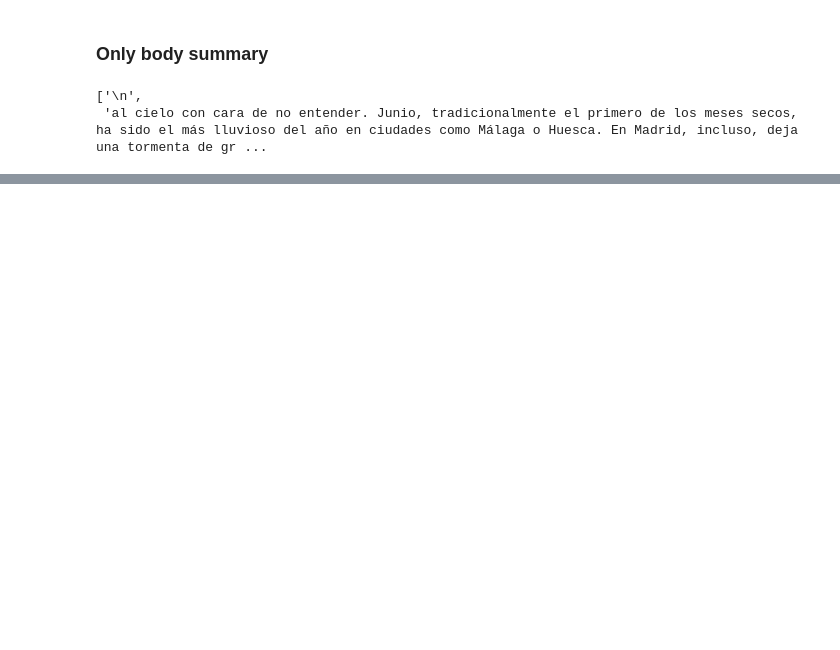
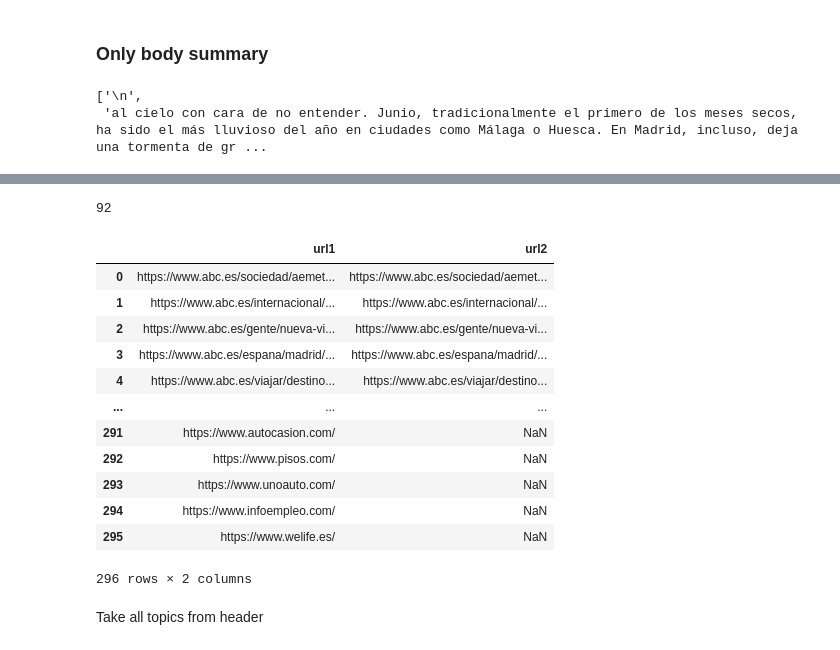
Before and after one commit to Marlup/Expected-news, a Jupyter notebook: test notebooks/Extraction from webscrapping/Unit tests.ipynb, the cells around one changed output, grey strips where cells are left out. Saved outputs shown, nothing was run; the diff lists cells and outputs as text; code cells hidden in the pictures; blank space fills up the shorter version.

```diff
--- a/test notebooks/Extraction from webscrapping/Unit tests.ipynb
+++ b/test notebooks/Extraction from webscrapping/Unit tests.ipynb
@@ -416,0 +1132,4 @@ message_content2
+# %%
+x = {"a": 1, "b": 2, "c": 3}
+x.update({"a": 222, "d": 117, "c": 4})
+x
@@ -416,0 +1239,11 @@ message_content2
+# %%
+headers = {
+    "User-Agent": "Mozilla/5.0 (Windows NT 10.0; Win64; x64) AppleWebKit/537.36 (KHTML, like Gecko) Chrome/113.0.0.0 Safari/537.36"
+}
+url = "https://www.lavanguardia.com/magazine"
+url = "https://www.abc.es/economia"
+response = requests.get(url, headers=headers)
+
+parsed_hmtl = BeautifulSoup(response.content, "html.parser")
+node1_a_tags = parsed_hmtl.find_all("a", href=re.compile("/+"))
+node1_links = [x.attrs["href"] for x in node1_a_tags]
@@ -416,0 +1268,11 @@ message_content2
+# %%
+headers = {
+    "User-Agent": "Mozilla/5.0 (Windows NT 10.0; Win64; x64) AppleWebKit/537.36 (KHTML, like Gecko) Chrome/113.0.0.0 Safari/537.36"
+}
+url = "https://www.lavanguardia.com/magazine/viajes"
+url = "https://www.abc.es/economia/inmobiliario"
+response = requests.get(url, headers=headers)
+
+parsed_hmtl = BeautifulSoup(response.content, "html.parser")
+node2_a_tags = parsed_hmtl.find_all("a", href=re.compile("/+"))
+node2_links = [x.attrs["href"] for x in node2_a_tags]
@@ -416,0 +1295,35 @@ message_content2
+# %%
+node1_links_serie = pd.DataFrame(node1_links,
+                              columns=["url1"]
+                              )
+node2_links_serie = pd.DataFrame(node2_links,
+                              columns=["url2"]
+                              )
+
+are_new_news = node1_links_serie.merge(node2_links_serie,
+                                left_on="url1",
+                                right_on="url2",
+                                how="left").isnull().any(axis=1)
+# %%
+are_new_news.sum()
+# %% [output]
+92
+# %%
+pd.concat([node1_links_serie,
+           node2_links_serie], axis=1)
+# %% [output]
+|  | url1 | url2 |
+| 0 | https://www.abc.es/sociedad/aemet... | https://www.abc.es/sociedad/aemet... |
+| 1 | https://www.abc.es/internacional/... | https://www.abc.es/internacional/... |
+| 2 | https://www.abc.es/gente/nueva-vi... | https://www.abc.es/gente/nueva-vi... |
+| 3 | https://www.abc.es/espana/madrid/... | https://www.abc.es/espana/madrid/... |
+| 4 | https://www.abc.es/viajar/destino... | https://www.abc.es/viajar/destino... |
+| ... | ... | ... |
+| 291 | https://www.autocasion.com/ | NaN |
+| 292 | https://www.pisos.com/ | NaN |
+| 293 | https://www.unoauto.com/ | NaN |
+| 294 | https://www.infoempleo.com/ | NaN |
+| 295 | https://www.welife.es/ | NaN |
+296 rows × 2 columns
+# %% [markdown]
+Take all topics from header
```
Also changed, not shown: parts of 142 cells of this notebook, 1 other file.
